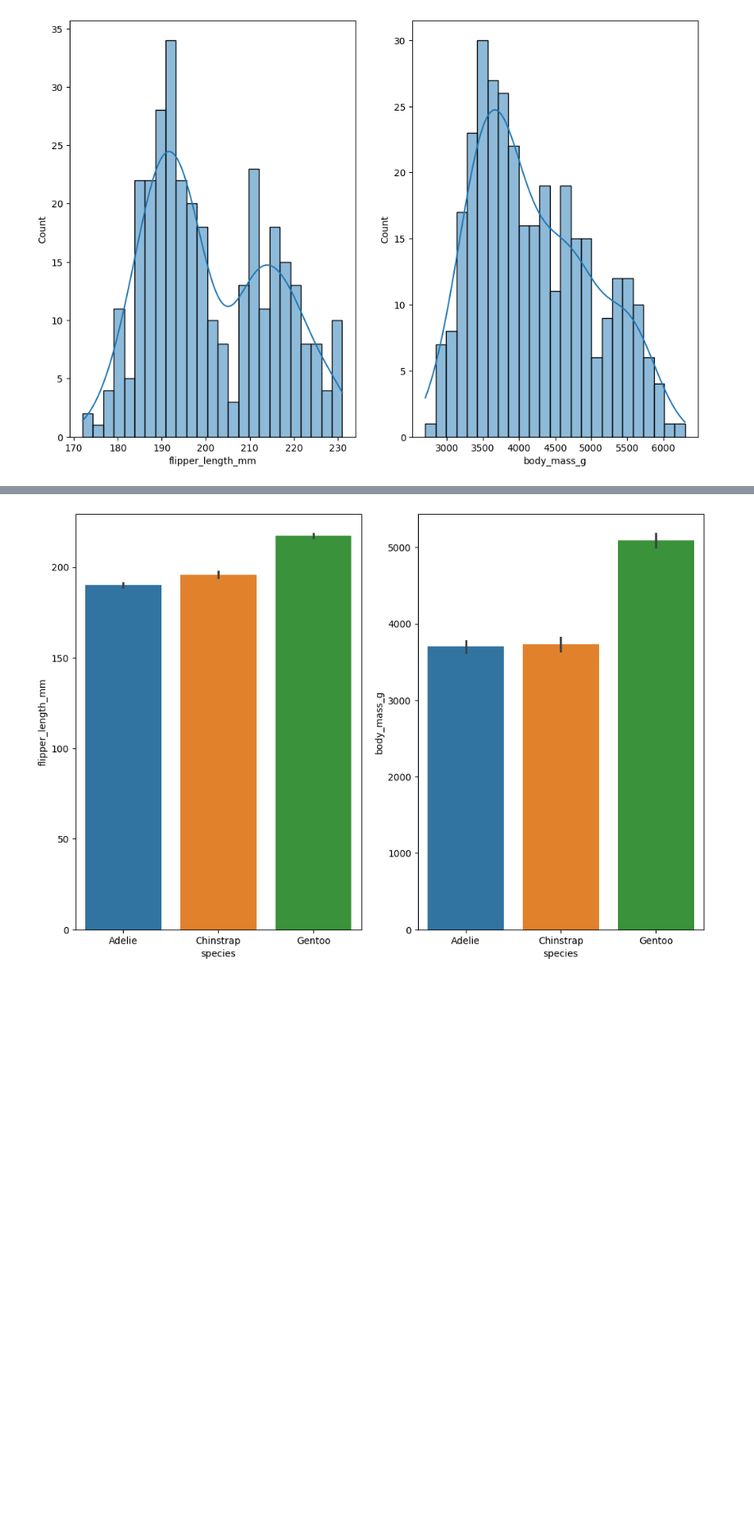
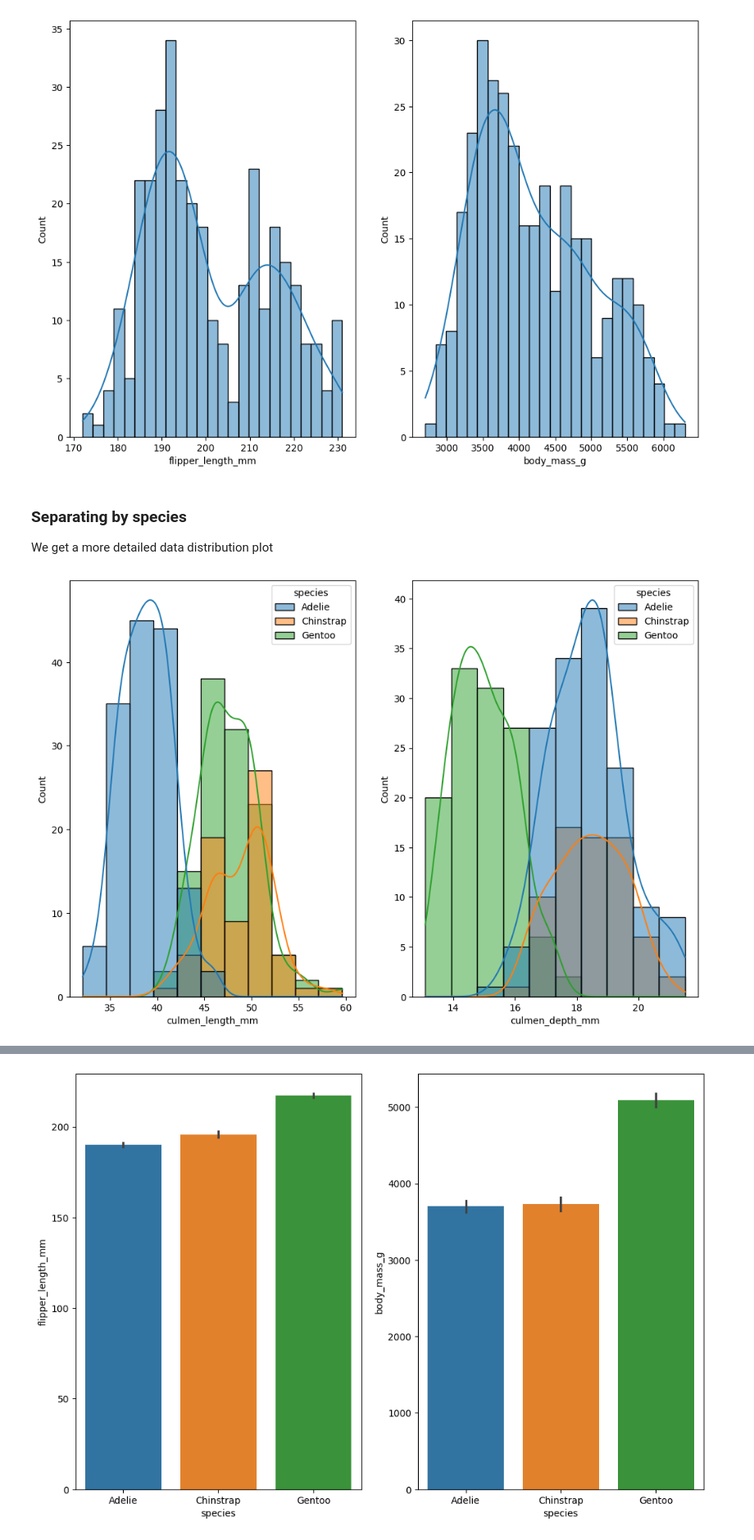
Before and after one commit to ua-datalab/MLWorkshops, a Jupyter notebook: Classification_Algorithms/MLClassificationAlgorithms.ipynb, the cells around one changed output, grey strips where cells are left out. Shown: that part at 82% size. Cells and saved outputs as stored; diff of their text form; code cells hidden in the pictures; blank space fills up the shorter version.

```diff
--- a/Classification_Algorithms/MLClassificationAlgorithms.ipynb
+++ b/Classification_Algorithms/MLClassificationAlgorithms.ipynb
@@ -335,3 +352,16 @@ sns.histplot(df['body_mass_g'], bins=25, kde=True, ax=ax2);
 plt.show()
 # %% [output]
 [figure]
+# %% [markdown]
+### Separating by species
+
+We get a more detailed data distribution plot
+# %%
+
+fig, (ax1, ax2) = plt.subplots(nrows=1, ncols=2,figsize=(12, 8))
+
+sns.histplot(data=df, x="culmen_length_mm", hue="species", kde=True, ax=ax1);
+sns.histplot(data=df, x="culmen_depth_mm", hue="species", kde=True, ax=ax2);
+plt.show()
+# %% [output]
+[figure, added]
```
Also changed, not shown: parts of 16 cells of this notebook.
